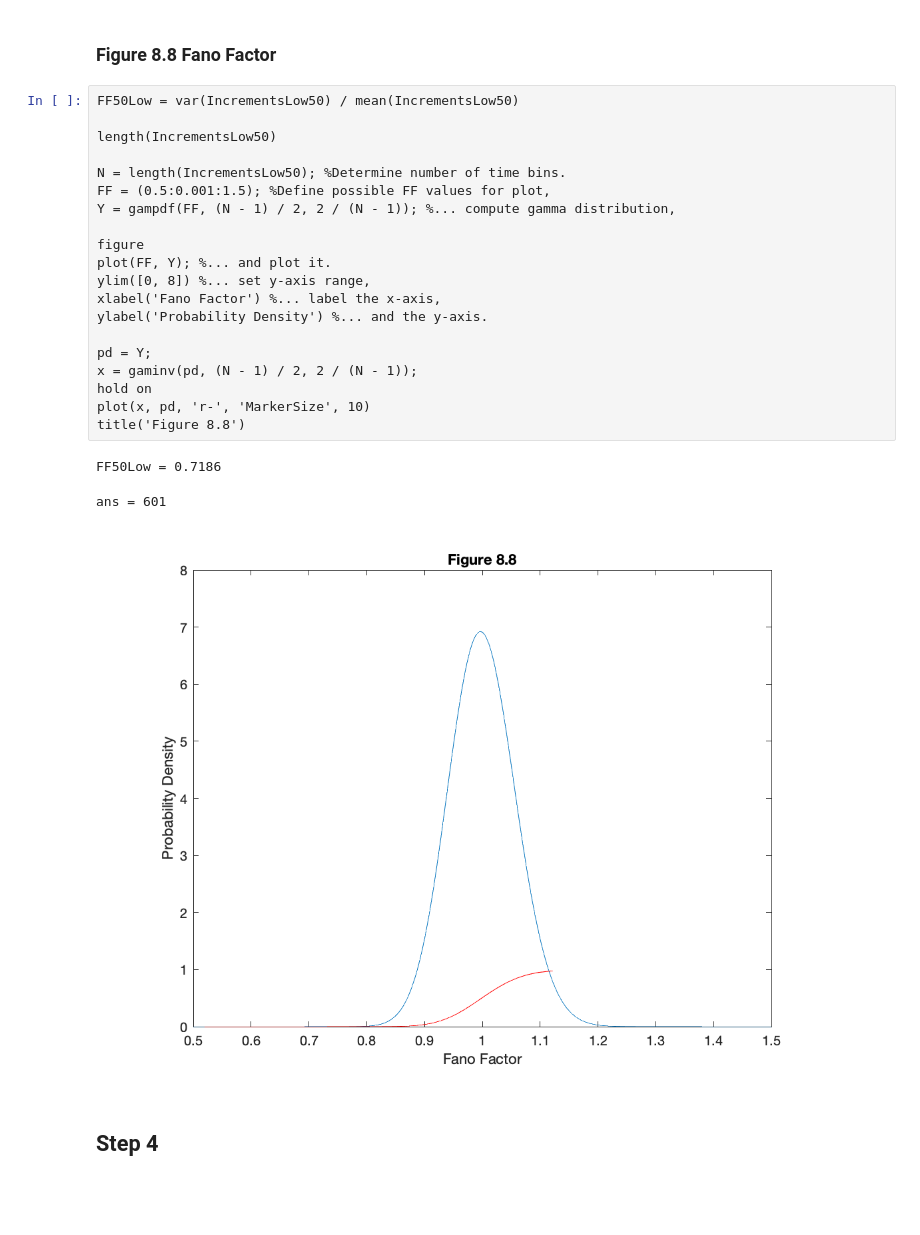
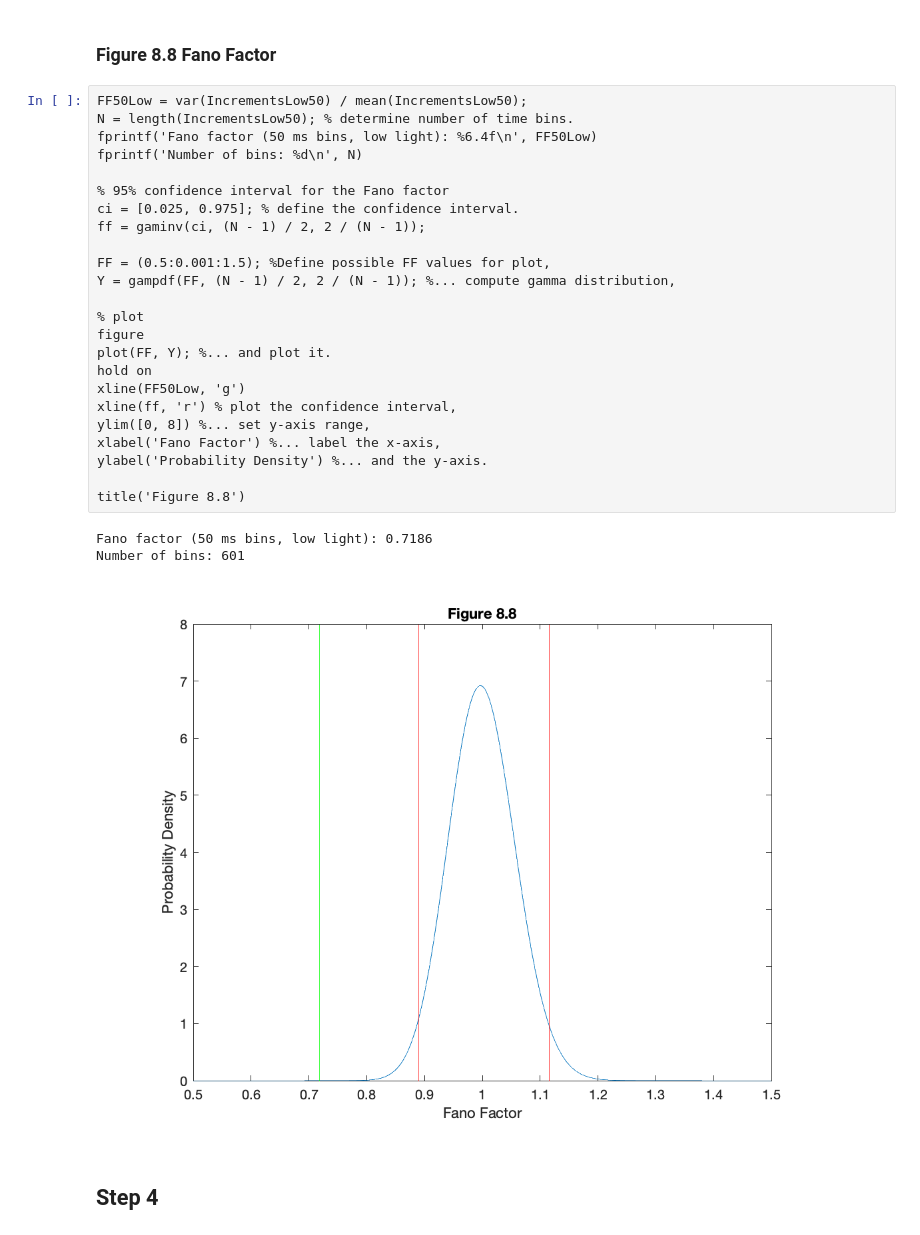
Before and after one commit to jiecui/Case-Studies-Kramer-Eden, a Jupyter notebook: Chapter8/ch_8_notebook.ipynb, the cells around one changed output. Drawn from its saved outputs; the diff is of its cells as text; blank space fills up the shorter version.

```diff
--- a/Chapter8/ch_8_notebook.ipynb
+++ b/Chapter8/ch_8_notebook.ipynb
@@ -138,29 +137,33 @@ title('Figure 8.7')
 # %% [markdown]
 ### Figure 8.8 Fano Factor
 # %%
-FF50Low = var(IncrementsLow50) / mean(IncrementsLow50)
+FF50Low = var(IncrementsLow50) / mean(IncrementsLow50);
+N = length(IncrementsLow50); % determine number of time bins.
+fprintf('Fano factor (50 ms bins, low light): %6.4f\n', FF50Low)
+fprintf('Number of bins: %d\n', N)
 
-length(IncrementsLow50)
+% 95% confidence interval for the Fano factor
+ci = [0.025, 0.975]; % define the confidence interval.
+ff = gaminv(ci, (N - 1) / 2, 2 / (N - 1));
 
-N = length(IncrementsLow50); %Determine number of time bins.
 FF = (0.5:0.001:1.5); %Define possible FF values for plot,
 Y = gampdf(FF, (N - 1) / 2, 2 / (N - 1)); %... compute gamma distribution,
 
+% plot
 figure
 plot(FF, Y); %... and plot it.
+hold on
+xline(FF50Low, 'g')
+xline(ff, 'r') % plot the confidence interval,
 ylim([0, 8]) %... set y-axis range,
 xlabel('Fano Factor') %... label the x-axis,
 ylabel('Probability Density') %... and the y-axis.
 
-pd = Y;
-x = gaminv(pd, (N - 1) / 2, 2 / (N - 1));
-hold on
-plot(x, pd, 'r-', 'MarkerSize', 10)
 title('Figure 8.8')
 # %% [output]
-FF50Low = 0.7186
+Fano factor (50 ms bins, low light): 0.7186
+Number of bins: 601
-ans = 601
-[figure, old version]
+[figure, new version]
 # %% [markdown]
 ## Step 4
 # %% [markdown]
```
Also changed, not shown: parts of 28 cells of this notebook, 1 other file.
